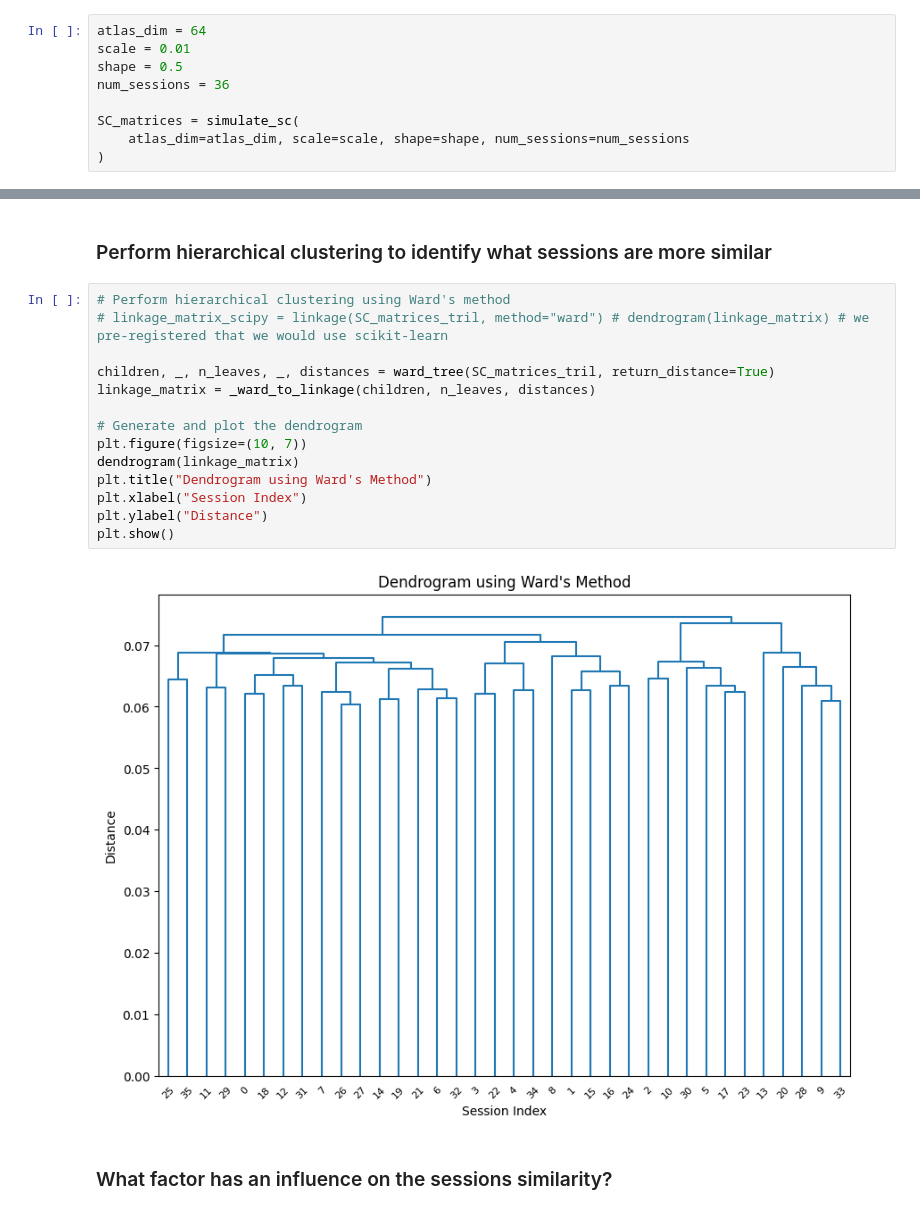
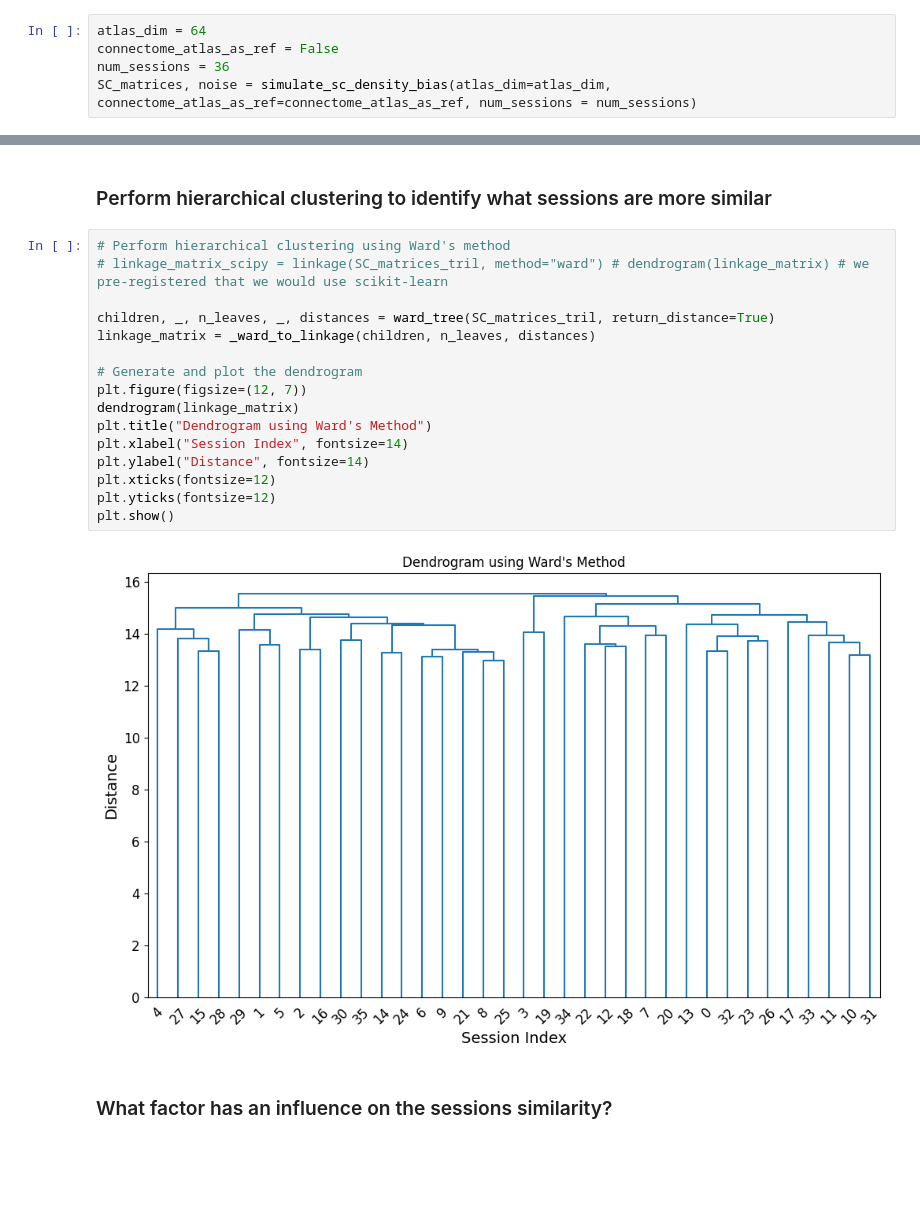
Before and after one commit to celprov/hcph-sops, a Jupyter notebook: docs/analysis/hierarchical_clustering_sc.ipynb, the cells around one changed output, grey strips where cells are left out. Saved outputs shown, nothing was run; the diff lists cells and outputs as text; blank space fills up the shorter version.

```diff
--- a/docs/analysis/hierarchical_clustering_sc.ipynb
+++ b/docs/analysis/hierarchical_clustering_sc.ipynb
@@ -26,11 +40,7 @@ iqms_path = Path("/data/derivatives/hcph-mriqc/group_dwi.tsv")
 We will use simulated SC matrices with an artifical set bias in the within-scanner variability to develop a Bland-Altman and hierarchical analyses capable of detecting such biases. Once the methodology is refined, we will apply it on the real HCPh data.
 # %%
 atlas_dim = 64
-scale = 0.01
-shape = 0.5
+connectome_atlas_as_ref = False
 num_sessions = 36
-
-SC_matrices = simulate_sc(
-    atlas_dim=atlas_dim, scale=scale, shape=shape, num_sessions=num_sessions
-)
+SC_matrices, noise = simulate_sc_density_bias(atlas_dim=atlas_dim, connectome_atlas_as_ref=connectome_atlas_as_ref, num_sessions = num_sessions)
 # %% [output]
@@ -55,19 +80,21 @@ assert SC_matrices_tril.shape == (num_sessions, atlas_dim * (atlas_dim - 1) // 2
 # %%
 # Perform hierarchical clustering using Ward's method
 # linkage_matrix_scipy = linkage(SC_matrices_tril, method="ward") # dendrogram(linkage_matrix) # we pre-registered that we would use scikit-learn
 
 children, _, n_leaves, _, distances = ward_tree(SC_matrices_tril, return_distance=True)
 linkage_matrix = _ward_to_linkage(children, n_leaves, distances)
 
 # Generate and plot the dendrogram
-plt.figure(figsize=(10, 7))
+plt.figure(figsize=(12, 7))
 dendrogram(linkage_matrix)
 plt.title("Dendrogram using Ward's Method")
-plt.xlabel("Session Index")
-plt.ylabel("Distance")
+plt.xlabel("Session Index", fontsize=14)
+plt.ylabel("Distance", fontsize=14)
+plt.xticks(fontsize=12)
+plt.yticks(fontsize=12)
 plt.show()
 # %% [output]
-[figure, old version]
+[figure, new version]
 # %% [markdown]
 ### What factor has an influence on the sessions similarity?
 # %% [markdown]
```
Also changed, not shown: parts of 8 cells of this notebook.
